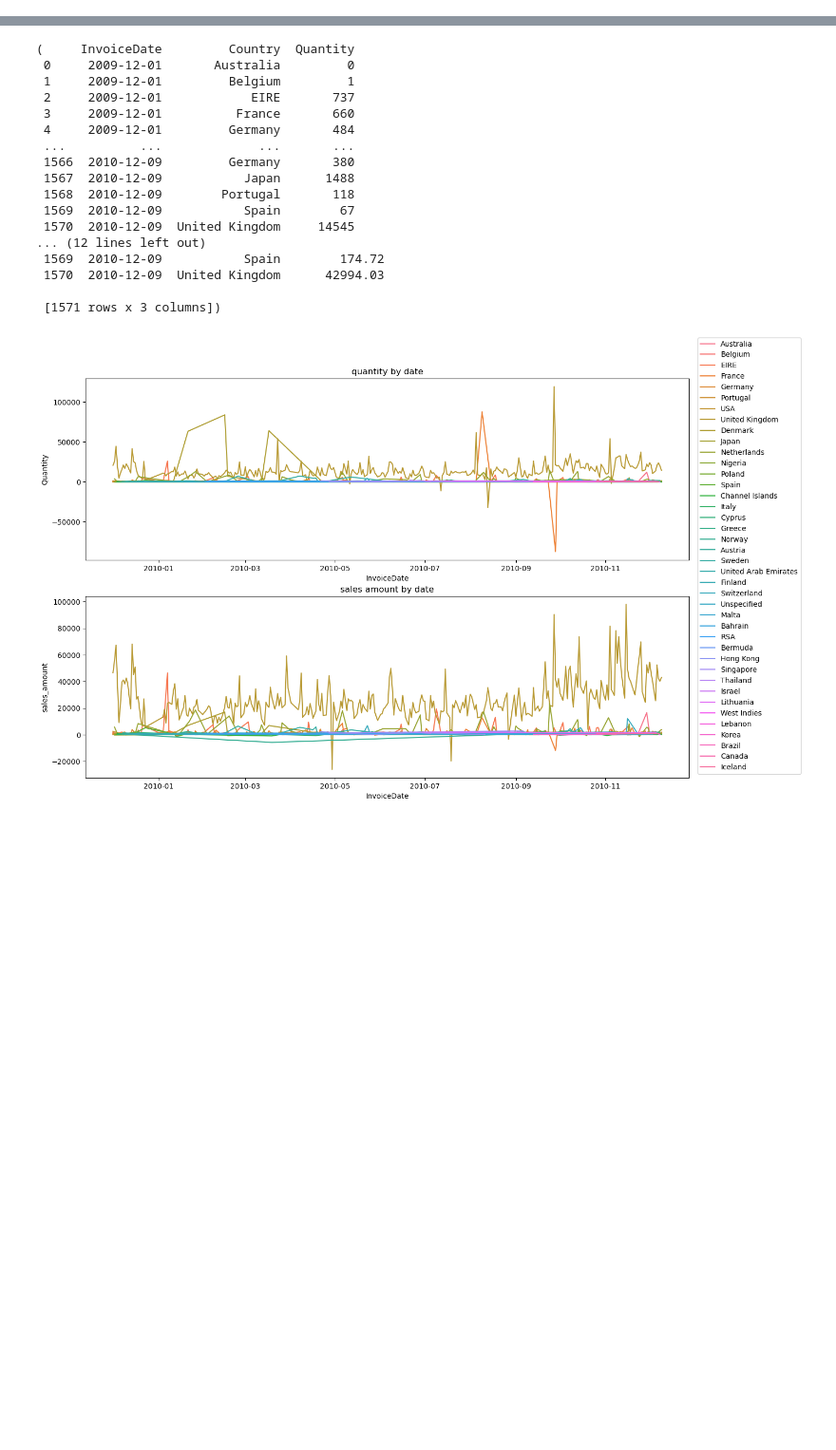
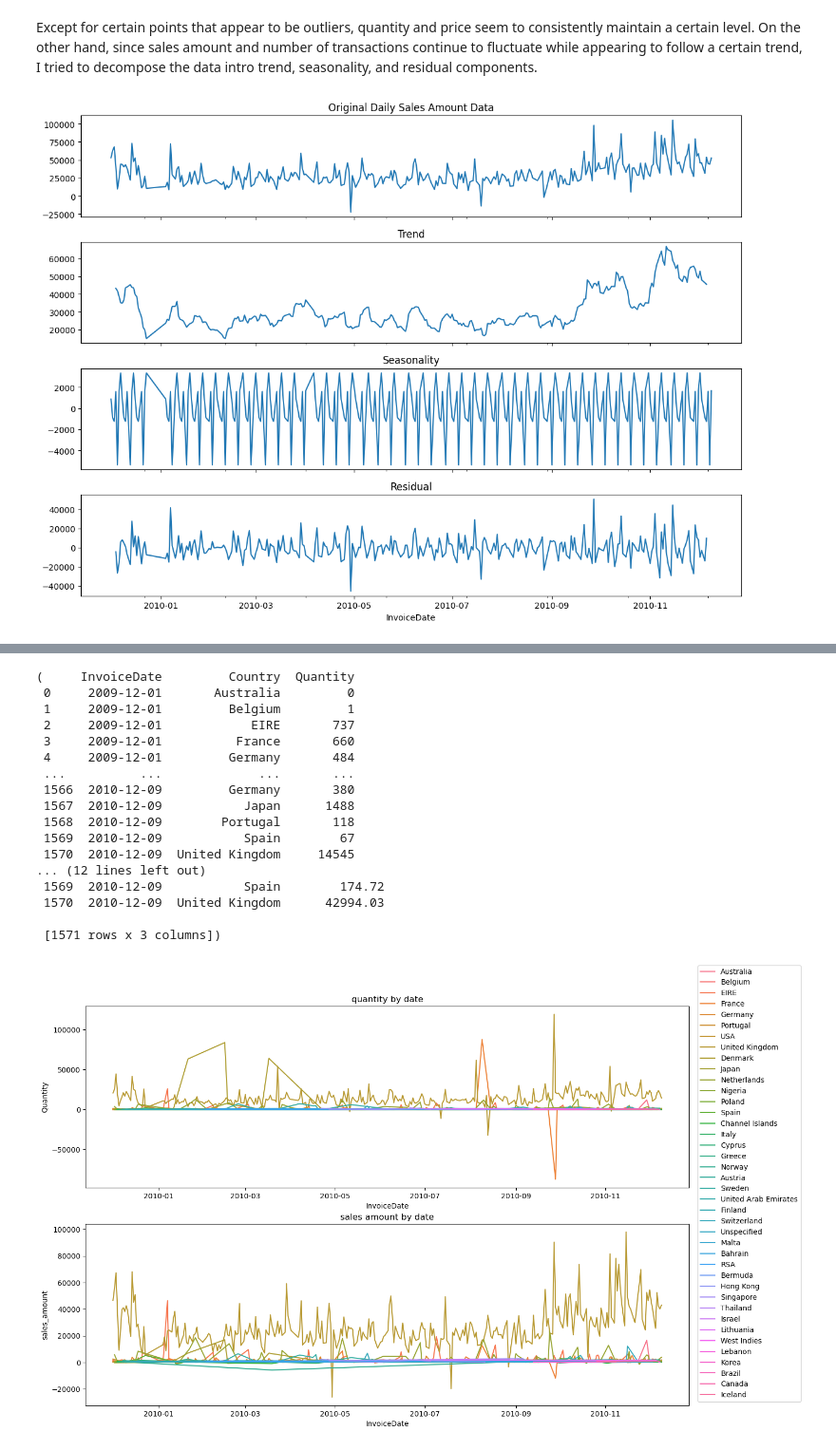
Before and after one commit to lukasp-dev/online-sale-data-analysis, a Jupyter notebook: Exploratory_analysis_for_online_sales.ipynb, the cells around one changed output, grey strips where cells are left out. Shown at 95% size. Drawn from its saved outputs; the diff is of its cells as text; code cells hidden in the pictures; blank space fills up the shorter version.

```diff
--- a/Exploratory_analysis_for_online_sales.ipynb
+++ b/Exploratory_analysis_for_online_sales.ipynb
@@ -56,0 +166,17 @@ See the caveats in the documentation: https://pandas.pydata.org/pandas-docs/stab
+# %% [markdown]
+Except for certain points that appear to be outliers, quantity and price seem to consistently maintain a certain level.
+On the other hand, since sales amount and number of transactions continue to fluctuate while appearing to follow a certain trend, I tried to decompose the data intro trend, seasonality, and residual components.
+# %%
+from statsmodels.tsa.seasonal import seasonal_decompose
+
+decomposed_sales_amount = seasonal_decompose(daily_purchase_trend['SalesAmount'], model='additive', period=7)
+
+fig, axes = plt.subplots(4, 1, figsize=(12, 9), sharex=True)
+decomposed_sales_amount.observed.plot(ax=axes[0], title='Original Daily Sales Amount Data')
+decomposed_sales_amount.trend.plot(ax=axes[1], title='Trend')
+decomposed_sales_amount.seasonal.plot(ax=axes[2], title='Seasonality')
+decomposed_sales_amount.resid.plot(ax=axes[3], title='Residual')
+plt.tight_layout()
+plt.show()
+# %% [output]
+[figure, added]
```
Also changed, not shown: parts of 28 cells of this notebook.
